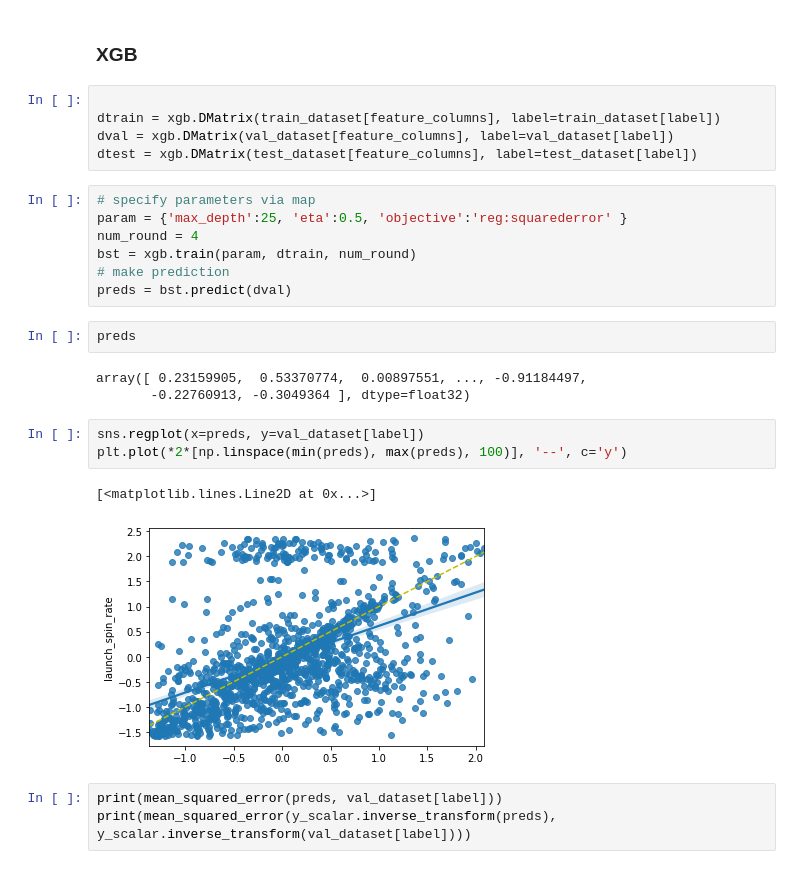
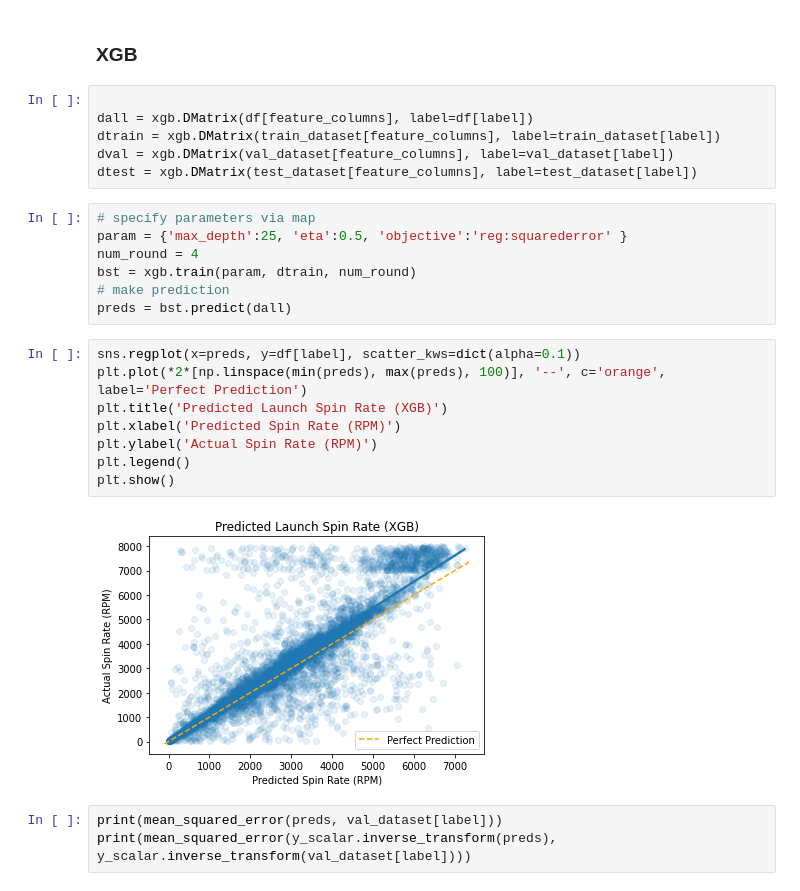
Before and after one commit to dan-goldberg/interviews, a Jupyter notebook: tbj/tbj_202101/notebooks/ss_defense_missing_spin_data.ipynb, the cells around one changed output. Drawn from its saved outputs; the diff is of its cells as text.

```diff
--- a/tbj/tbj_202101/notebooks/ss_defense_missing_spin_data.ipynb
+++ b/tbj/tbj_202101/notebooks/ss_defense_missing_spin_data.ipynb
@@ -162,6 +134,7 @@ See the caveats in the documentation: https://pandas.pydata.org/pandas-docs/stab
 ### XGB
 # %%
 
+dall = xgb.DMatrix(df[feature_columns], label=df[label])
 dtrain = xgb.DMatrix(train_dataset[feature_columns], label=train_dataset[label])
 dval = xgb.DMatrix(val_dataset[feature_columns], label=val_dataset[label])
 dtest = xgb.DMatrix(test_dataset[feature_columns], label=test_dataset[label])
@@ -171,18 +144,17 @@ param = {'max_depth':25, 'eta':0.5, 'objective':'reg:squarederror' }
 num_round = 4
 bst = xgb.train(param, dtrain, num_round)
 # make prediction
-preds = bst.predict(dval)
+preds = bst.predict(dall)
-# %%
-preds
-# %% [output]
-array([ 0.23159905,  0.53370774,  0.00897551, ..., -0.91184497,
-       -0.22760913, -0.3049364 ], dtype=float32)
 # %%
-sns.regplot(x=preds, y=val_dataset[label])
-plt.plot(*2*[np.linspace(min(preds), max(preds), 100)], '--', c='y')
+sns.regplot(x=preds, y=df[label], scatter_kws=dict(alpha=0.1))
+plt.plot(*2*[np.linspace(min(preds), max(preds), 100)], '--', c='orange', label='Perfect Prediction')
+plt.title('Predicted Launch Spin Rate (XGB)')
+plt.xlabel('Predicted Spin Rate (RPM)')
+plt.ylabel('Actual Spin Rate (RPM)')
+plt.legend()
+plt.show()
 # %% [output]
-[<matplotlib.lines.Line2D at 0x...>]
-[figure, old version]
+[figure, new version]
 # %%
 print(mean_squared_error(preds, val_dataset[label]))
 print(mean_squared_error(y_scalar.inverse_transform(preds), y_scalar.inverse_transform(val_dataset[label])))
```
Also changed, not shown: parts of 5 cells of this notebook, 6 other files.
